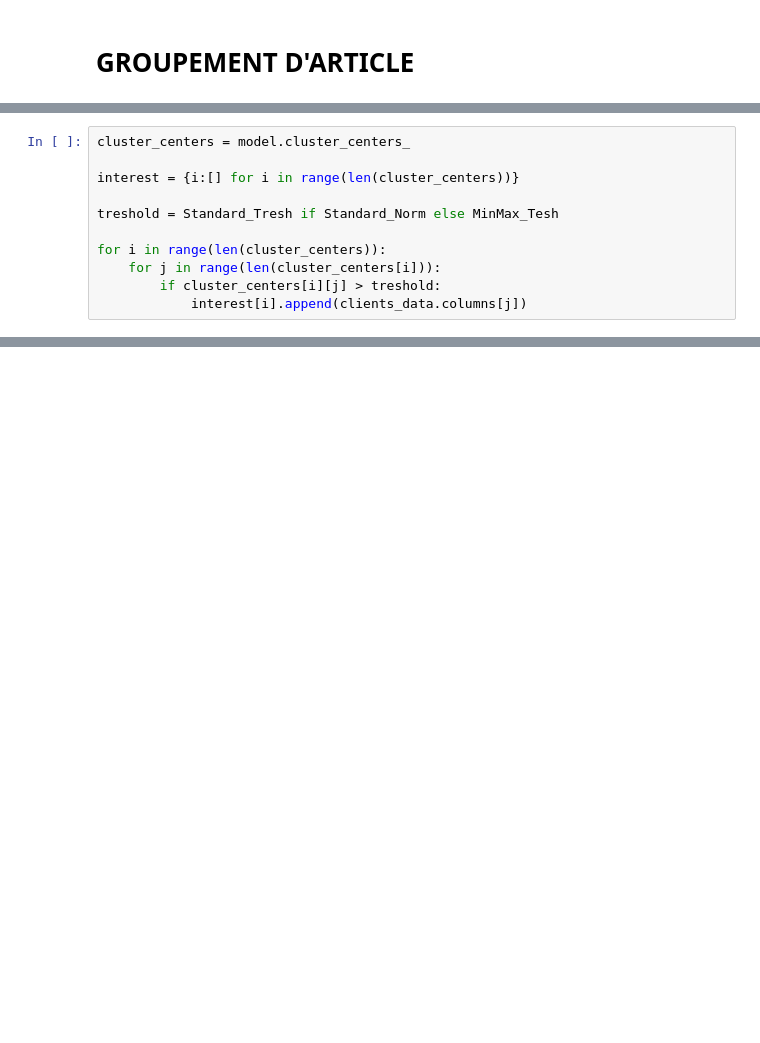
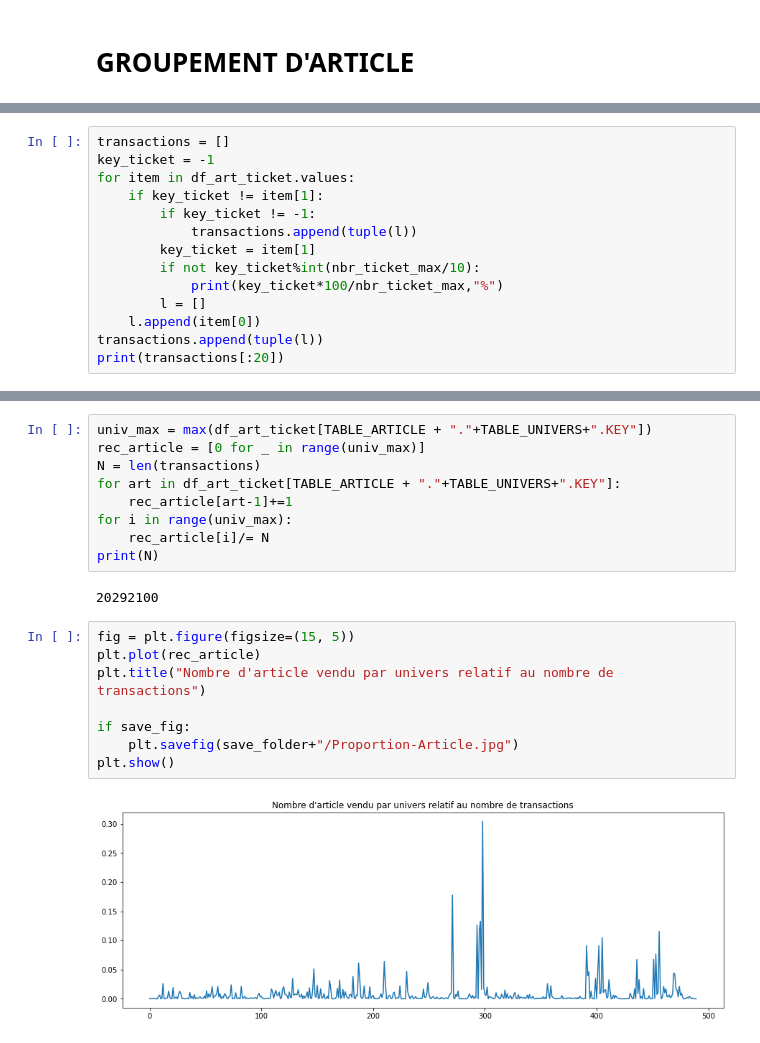
Before and after one commit to BlueTorche/STAGE-Wavenet-DelitraiteurBI, a Jupyter notebook: Usecase 3 - Panier Article.ipynb, the cells around one changed output, grey strips where cells are left out. Cells and saved outputs as stored; diff of their text form; blank space fills up the shorter version.

```diff
--- a/Usecase 3 - Panier Article.ipynb
+++ b/Usecase 3 - Panier Article.ipynb
@@ -359,11 +127,14 @@ Time Taken to fit model : ~78secondes
-# %%
-cluster_centers = model.cluster_centers_
-
-interest = {i:[] for i in range(len(cluster_centers))}
-
-treshold = Standard_Tresh if Standard_Norm else MinMax_Tesh
-
-for i in range(len(cluster_centers)):
-    for j in range(len(cluster_centers[i])):
-        if cluster_centers[i][j] > treshold:
-            interest[i].append(clients_data.columns[j])
+# %%
+transactions = []
+key_ticket = -1
+for item in df_art_ticket.values:
+    if key_ticket != item[1]:
+        if key_ticket != -1:
+            transactions.append(tuple(l))
+        key_ticket = item[1]
+        if not key_ticket%int(nbr_ticket_max/10):
+            print(key_ticket*100/nbr_ticket_max,"%")
+        l = []
+    l.append(item[0])
+transactions.append(tuple(l))
+print(transactions[:20])
@@ -369,0 +150,21 @@ for i in range(len(cluster_centers)):
+# %%
+univ_max = max(df_art_ticket[TABLE_ARTICLE + "."+TABLE_UNIVERS+".KEY"])
+rec_article = [0 for _ in range(univ_max)]
+N = len(transactions)
+for art in df_art_ticket[TABLE_ARTICLE + "."+TABLE_UNIVERS+".KEY"]:
+    rec_article[art-1]+=1
+for i in range(univ_max):
+    rec_article[i]/= N
+print(N)
+# %% [output]
+20292100
+# %%
+fig = plt.figure(figsize=(15, 5))
+plt.plot(rec_article)
+plt.title("Nombre d'article vendu par univers relatif au nombre de transactions")
+
+if save_fig:
+    plt.savefig(save_folder+"/Proportion-Article.jpg")
+plt.show()
+# %% [output]
+[figure, added]
```
Also changed, not shown: parts of 17 cells of this notebook.
